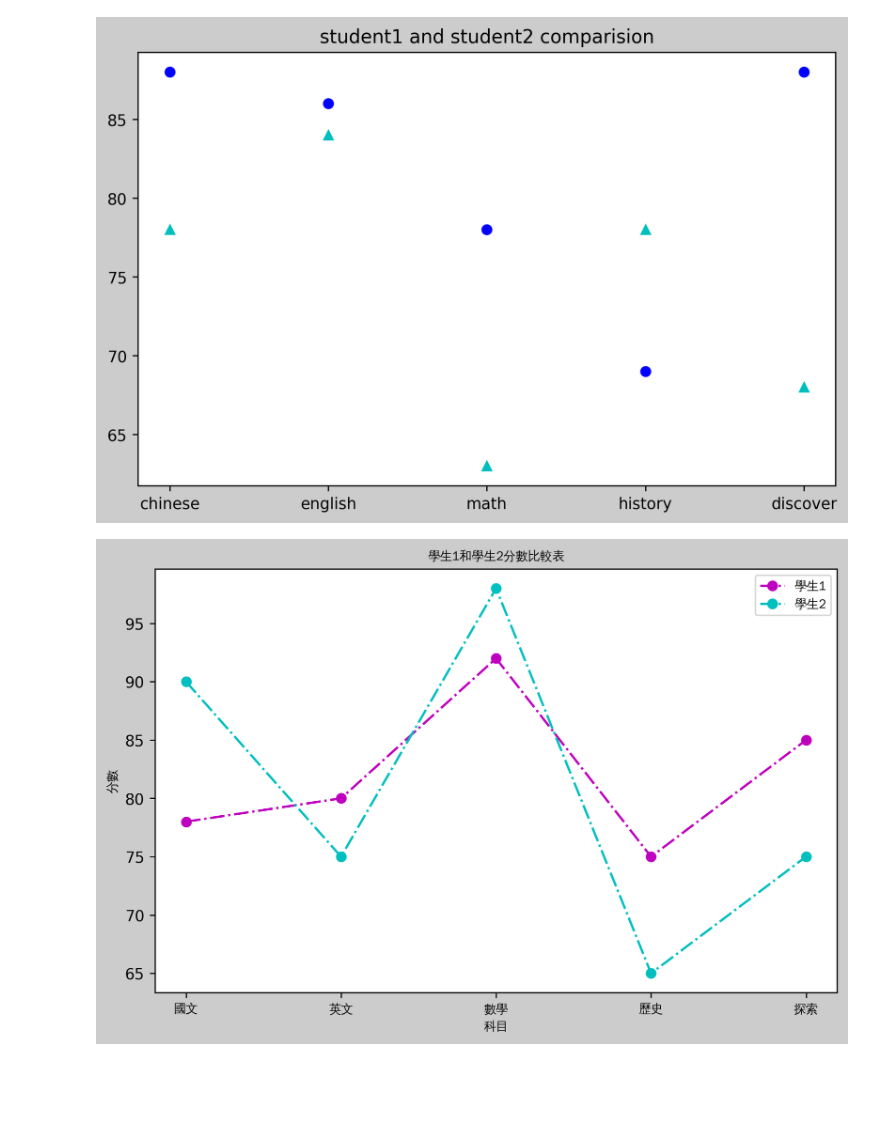
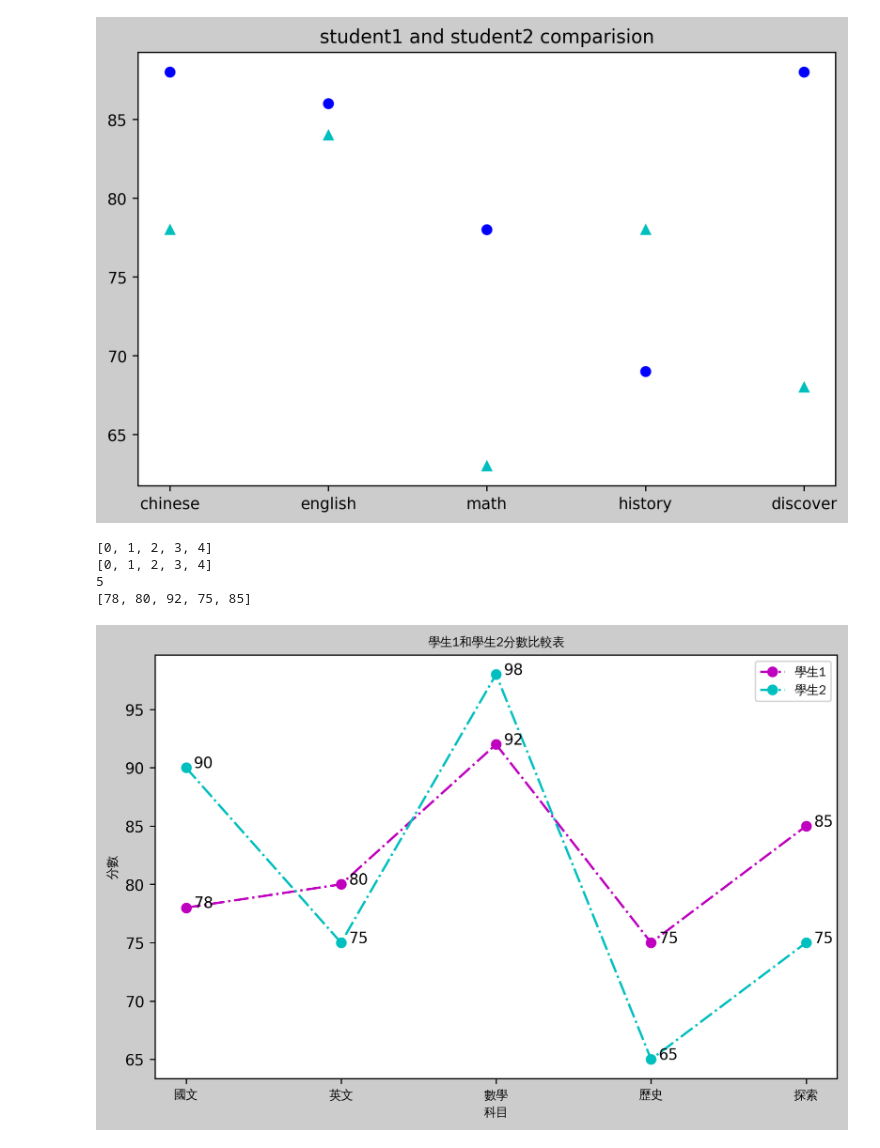
Before and after one commit to sofeini/0701, a Jupyter notebook: lesson11.ipynb, the cells around one changed output. Drawn from its saved outputs; the diff is of its cells as text; code cells hidden in the pictures; blank space fills up the shorter version.

```diff
--- a/lesson11.ipynb
+++ b/lesson11.ipynb
@@ -107,30 +107,44 @@ plt.show()
 # %%
 #codespace處理中文字體
 #終端機下命令列2:sudo apt-get update -y
 #終端機下命令列2:sudo apt-get install -y fonts-wqy-zenhei
 #字型位置:/usr/share/fonts/truetype/wqy/wqy-zenhei.ttc
 import matplotlib.pyplot as plt
 from matplotlib.font_manager import FontProperties
 font=FontProperties(fname='/usr/share/fonts/truetype/wqy/wqy-zenhei.ttc',size=8)
 font1=FontProperties(fname='/usr/share/fonts/truetype/wqy/wqy-zenhei.ttc',size=12)
 #window font=FontProperties(fname=r'c:\windows\fonts\simsun.ttc',size=8)
 
 student1 = {'國文':78, '英文':80, '數學':92, '歷史':75, '探索':85}
 student2 = {'國文':90, '英文':75, '數學':98, '歷史':65, '探索':75}
 
 subjects =list(student1.keys())
 value1 =list(student1.values())
 value2 = list(student2.values())
 
 fig = plt.figure(figsize=(8,5), dpi=250, facecolor="#cccccc")
 ax = fig.add_subplot(1,1,1)
 ax.set_title("學生1和學生2分數比較表",fontproperties=font)
 ax.set_xlabel('科目' ,fontproperties=font)
 ax.set_ylabel('分數' ,fontproperties=font)
 ax.plot(subjects, value1 , 'm-.o')
 ax.plot(subjects, value2 , 'c-.o')
 ax.set_xticklabels(subjects ,fontproperties=font) #for中文字體
 ax.legend(('學生1' , '學生2'), prop=font)
+print(ax.get_xticks()) #print X座標
+
+x_location = ax.get_xticks()
+y_location = ax.get_yticks()
+print(x_location)
+print(len(x_location))
+for i in range(len(x_location)):
+    ax.annotate(str(value1[i]), (x_location[i]+0.05,value1[i]))
+    ax.annotate(str(value2[i]), (x_location[i]+0.05,value2[i]))
+print(value1)
 plt.show()
 # %% [output]
+[0, 1, 2, 3, 4]
+[0, 1, 2, 3, 4]
+5
+[78, 80, 92, 75, 85]
-[figure, old version]
+[figure, new version]
```
